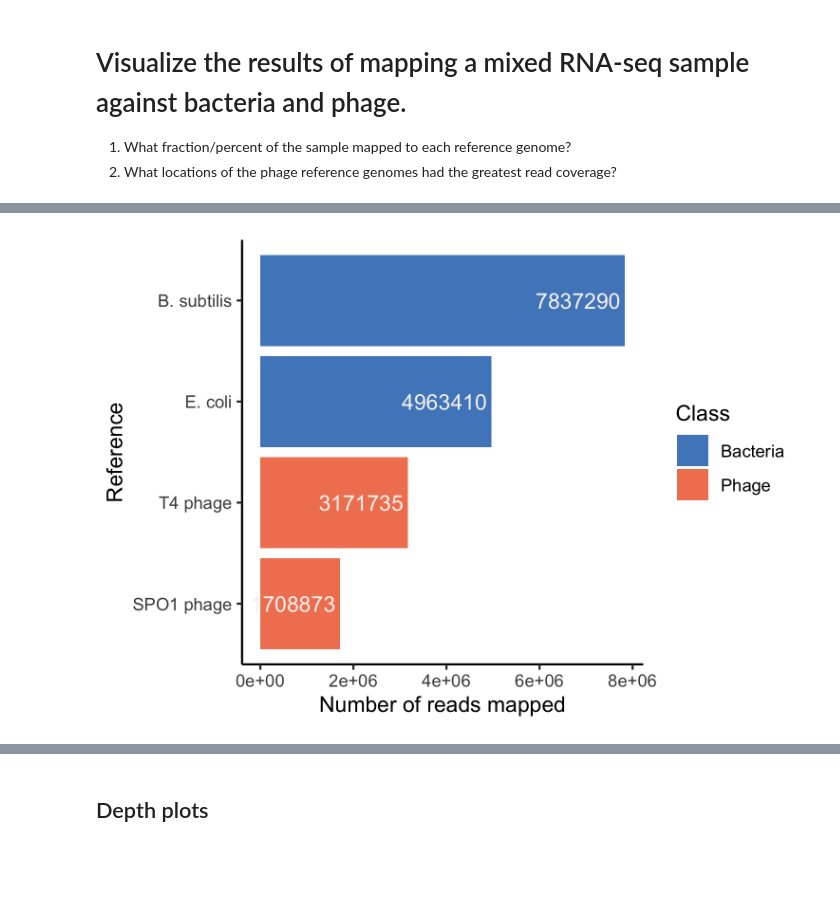
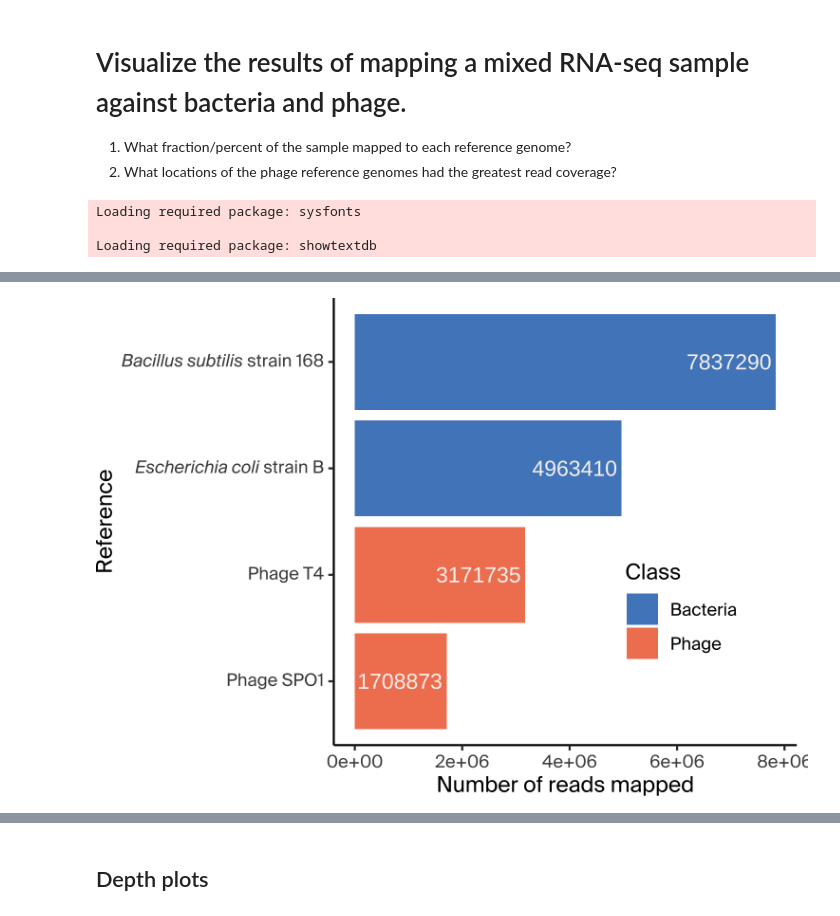
Before and after one commit to Arcadia-Science/2023-bac-phage-rnaseq, a Jupyter notebook: notebooks/20230201-figures.ipynb, the cells around one changed output, grey strips where cells are left out. Drawn from its saved outputs; the diff is of its cells as text; code cells hidden in the pictures; blank space fills up the shorter version.

Commit message:
update axis names and titles, plot font

```diff
--- a/notebooks/20230201-figures.ipynb
+++ b/notebooks/20230201-figures.ipynb
@@ -10,8 +11,26 @@ library(ggplot2)
 # %%
 setwd("..")
+# %%
+# use Arcadia brand font if present
+if(file.exists("inputs/SuisseIntl-Regular.otf")){
+  library(showtext)
+  font_add("SuisseIntl",
+           regular = "inputs/SuisseIntl-Regular.otf",
+           bold = "inputs/SuisseIntl-Bold.otf",
+           italic = "inputs/SuisseIntl-RegularItalic.otf")
+  showtext::showtext_auto()
+  theme_arcadia <- theme_classic() +
+    theme(text = element_text(family = "SuisseIntl"))
+} else {
+  theme_arcadia <- theme_classic()
+}
+# %% [output]
+Loading required package: sysfonts
+
+Loading required package: showtextdb
 # %%
 reference_df <- data.frame(reference = c("NC_000964.3", "NZ_CP014269.1", "NC_000866.4", "NC_011421.1"),
-                           name = c("B. subtilis", "E. coli", "T4 phage", "SPO1 phage"),
+                           name = c("*Bacillus subtilis* strain 168", "*Escherichia coli* strain B", "Phage T4", "Phage SPO1"),
                            class = c("Bacteria", "Bacteria", "Phage", "Phage"))
 # %%
 idxstats <- read_tsv("outputs/bwa_align/J1.idxstats", col_names = c("reference", "length", "num_mapped", "num_unmapped"), show_col_types = F) %>%
@@ -26,9 +45,12 @@ ggplot(idxstats %>% filter(!is.na(name)),
       aes(x = reorder(name, num_mapped), y = num_mapped, fill = class)) +
   geom_col() +
   geom_text(aes(label = num_mapped), hjust = 1.05, colour = "#F8F4F1") +
-  theme_classic() +
+  theme_arcadia +
   coord_flip() +
   labs(y = "Number of reads mapped", fill = "Class", x = "Reference") +
   scale_fill_manual(values = c("#5088C5", "#F28360"),
-                    labels = c("Bacteria", "Phage"))
+                    labels = c("Bacteria", "Phage")) +
+  theme(axis.text.y = ggtext::element_markdown(),
+        legend.position = c(0.75, 0.3),
+        plot.margin = margin(, .2, , , "cm"))
 # %% [output]
@@ -35,4 +59,4 @@ ggplot(idxstats %>% filter(!is.na(name)),
-[figure, old version]
+[figure, new version]
 # %%
 # percent of reads
 ggplot(idxstats %>% filter(!is.na(name)),
```
Also changed, not shown: parts of 7 cells of this notebook, 1 other file.
